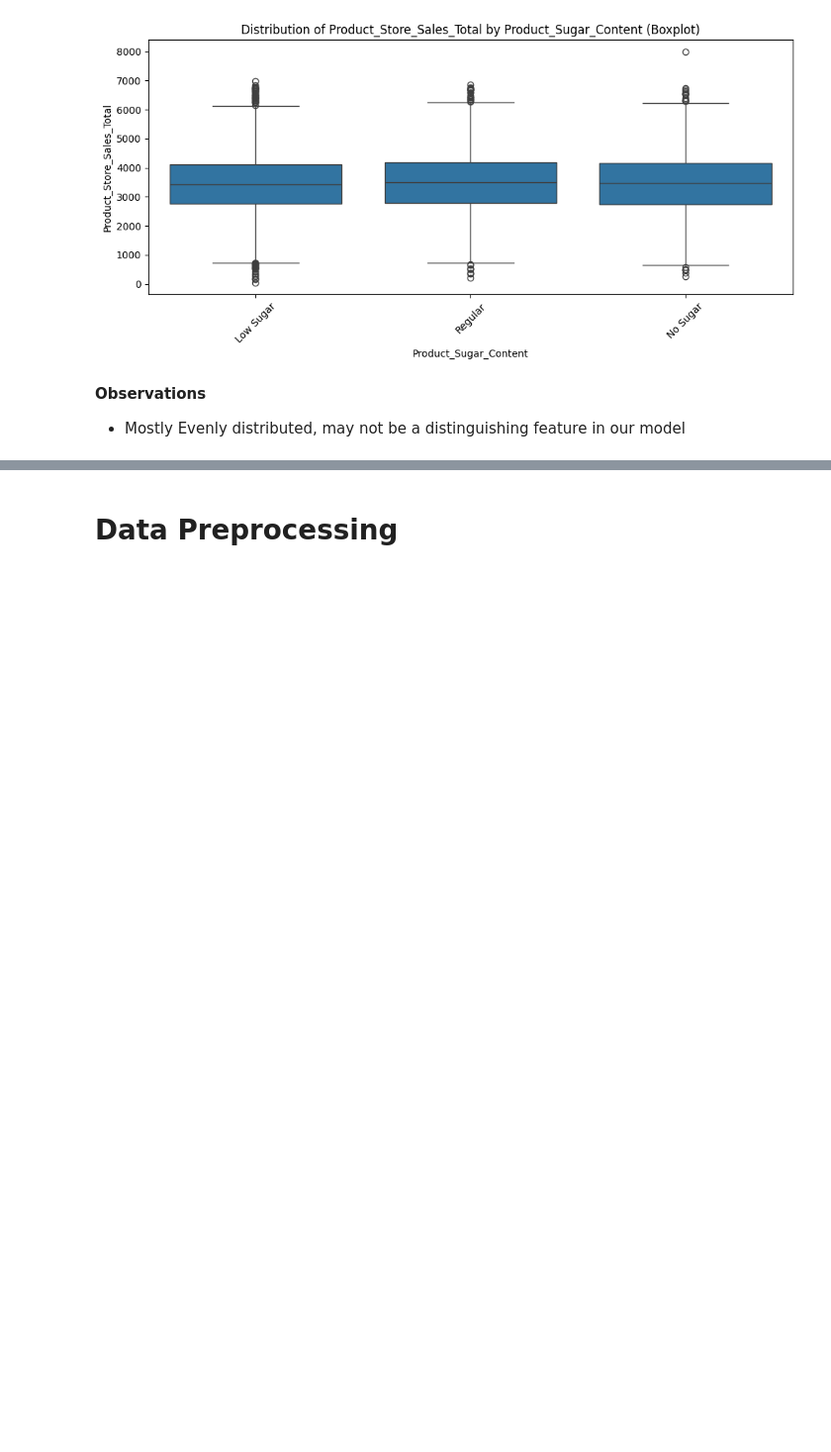
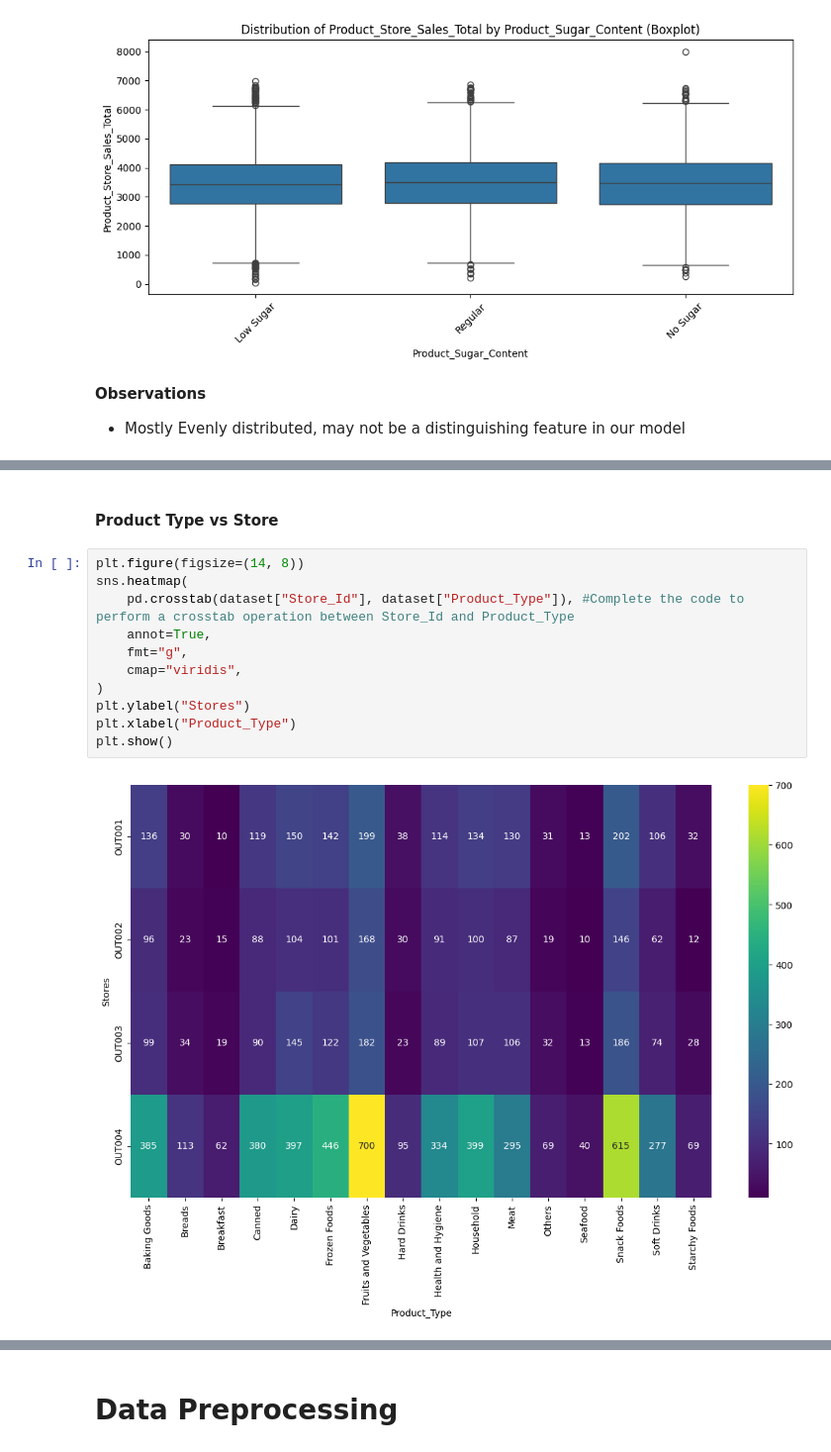
Before and after one commit to uday-d4/UTAI_SuperKArt, a Jupyter notebook: SuperKart_Model_Deployment_Notebook.ipynb, the cells around one changed output, grey strips where cells are left out. Shown at 99% size. Drawn from its saved outputs; the diff is of its cells as text; blank space fills up the shorter version.

```diff
--- a/SuperKart_Model_Deployment_Notebook.ipynb
+++ b/SuperKart_Model_Deployment_Notebook.ipynb
@@ -723,0 +754,15 @@ plot_categorical_insights(dataset, 'Product_Sugar_Content')
+# %% [markdown]
+#### Product Type vs Store
+# %%
+plt.figure(figsize=(14, 8))
+sns.heatmap(
+    pd.crosstab(dataset["Store_Id"], dataset["Product_Type"]), #Complete the code to perform a crosstab operation between Store_Id and Product_Type
+    annot=True,
+    fmt="g",
+    cmap="viridis",
+)
+plt.ylabel("Stores")
+plt.xlabel("Product_Type")
+plt.show()
+# %% [output]
+[figure, added]
```
Also changed, not shown: parts of 29 cells of this notebook.
